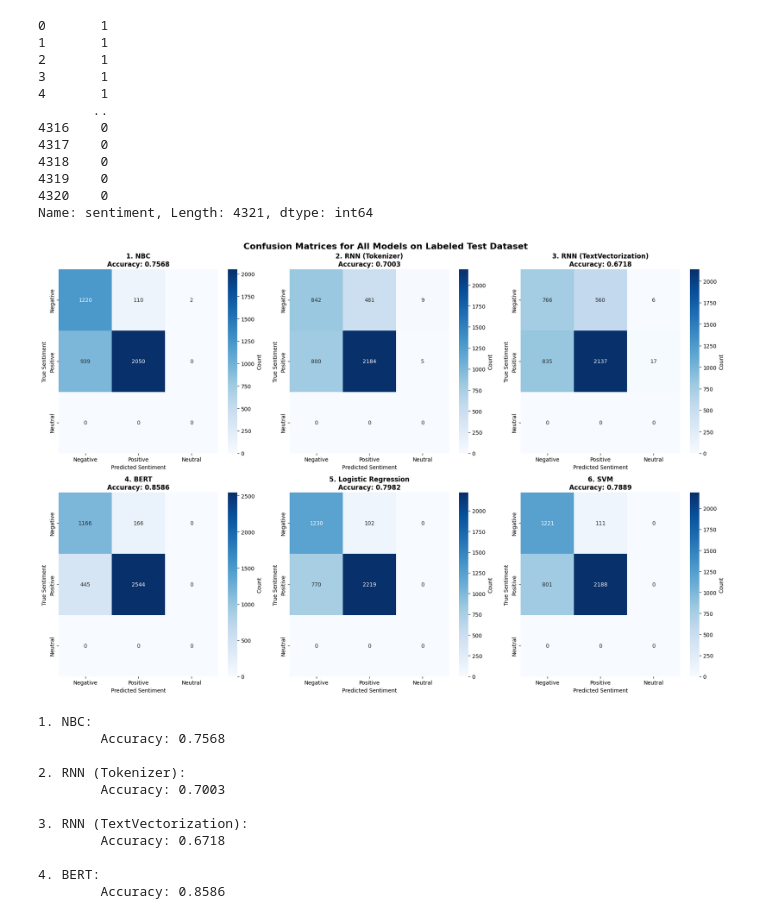
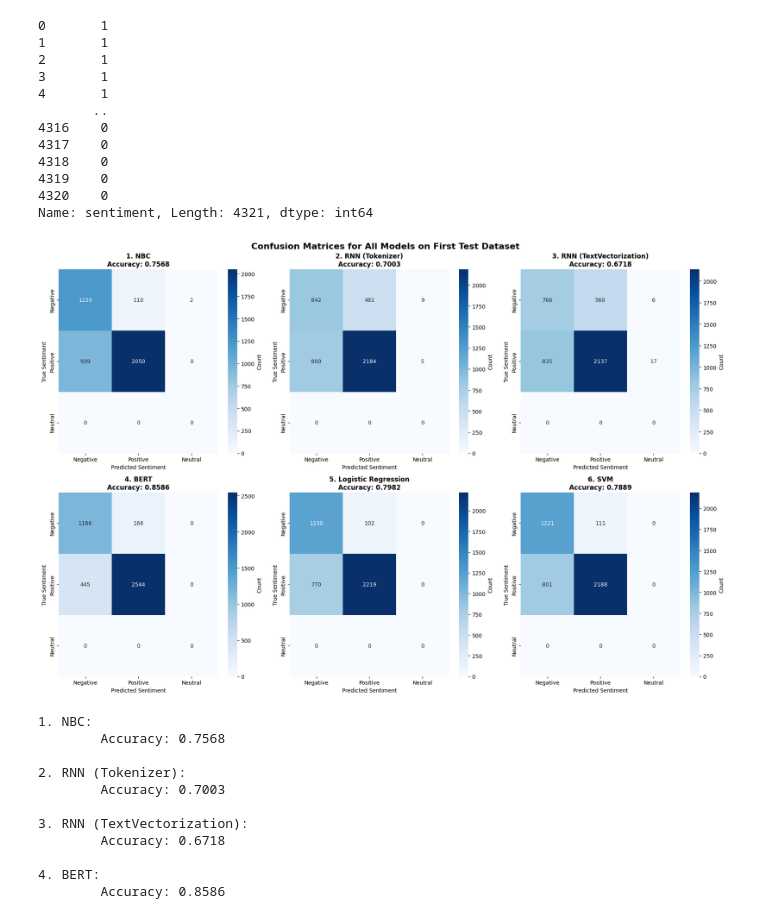
Before and after one commit to lawun330/nlp-sentiment-analysis-comparison, a Jupyter notebook: model_comparison_1.ipynb, the cells around one changed output. Drawn from its saved outputs; the diff is of its cells as text; code cells hidden in the pictures.

```diff
--- a/model_comparison_1.ipynb
+++ b/model_comparison_1.ipynb
@@ -245,7 +245,7 @@ class_names = ['Negative', 'Positive', 'Neutral']
 
 ## create figure with subplots
 fig, axes = plt.subplots(2, 3, figsize=(18, 12))
-fig.suptitle('Confusion Matrices for All Models on Labeled Test Dataset', fontsize=16, fontweight='bold')
+fig.suptitle('Confusion Matrices for All Models on First Test Dataset', fontsize=16, fontweight='bold')
 
 ## store all predictions and model names
 predictions = {
@@ -271,34 +271,34 @@ for model_name, y_pred in predictions.items():
 
     # calculate accuracy
     accuracy = accuracy_score(y_true, y_pred)
 
     # plot confusion matrix
     sns.heatmap(
         cm,
         annot=True,
         fmt='d',
         cmap='Blues',
         ax=ax,
         cbar_kws={'label': 'Count'},
         xticklabels=class_names,
         yticklabels=class_names
     )
 
     # set title with accuracy
     ax.set_title(f'{model_name}\nAccuracy: {accuracy:.4f}', fontsize=12, fontweight='bold')
     ax.set_xlabel('Predicted Sentiment', fontsize=10)
     ax.set_ylabel('True Sentiment', fontsize=10)
 
     # move to next subplot
     col += 1
     if col == 3:
         col = 0
         row += 1
 
 plt.tight_layout()
 plt.show()
 # %% [output]
-[figure, old version]
+[figure, new version]
 # %%
 # summary statistics
 for model_name, y_pred in predictions.items():
```
Also changed, not shown: parts of 3 cells of this notebook, 1 other file.
